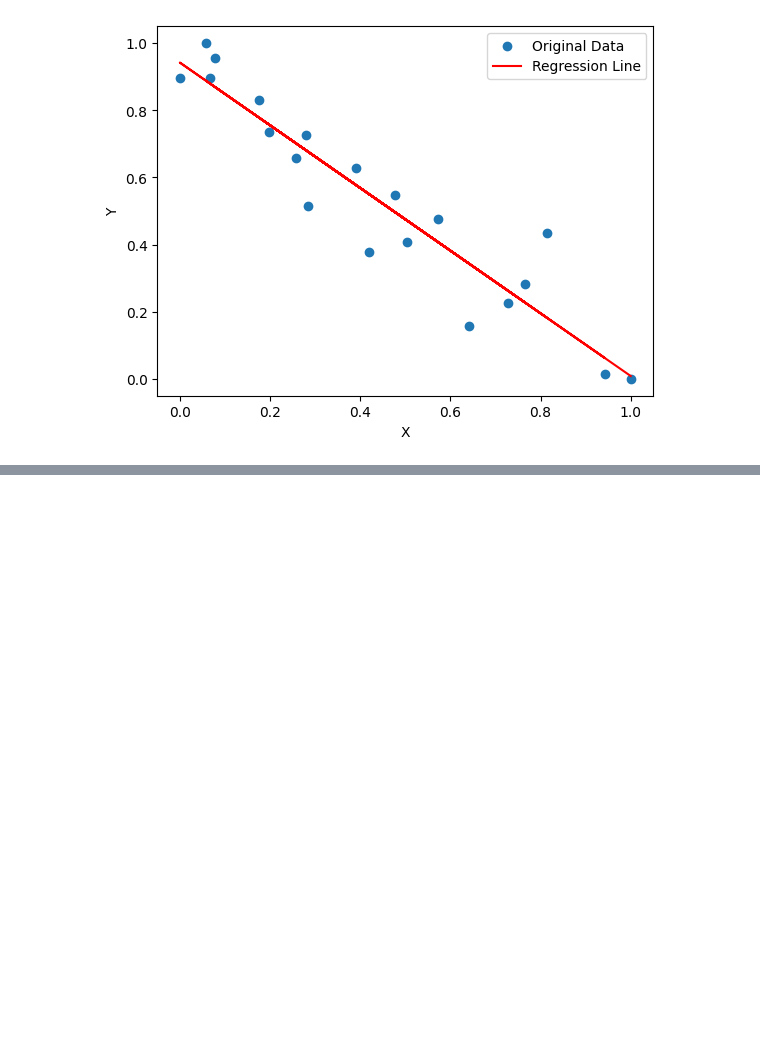
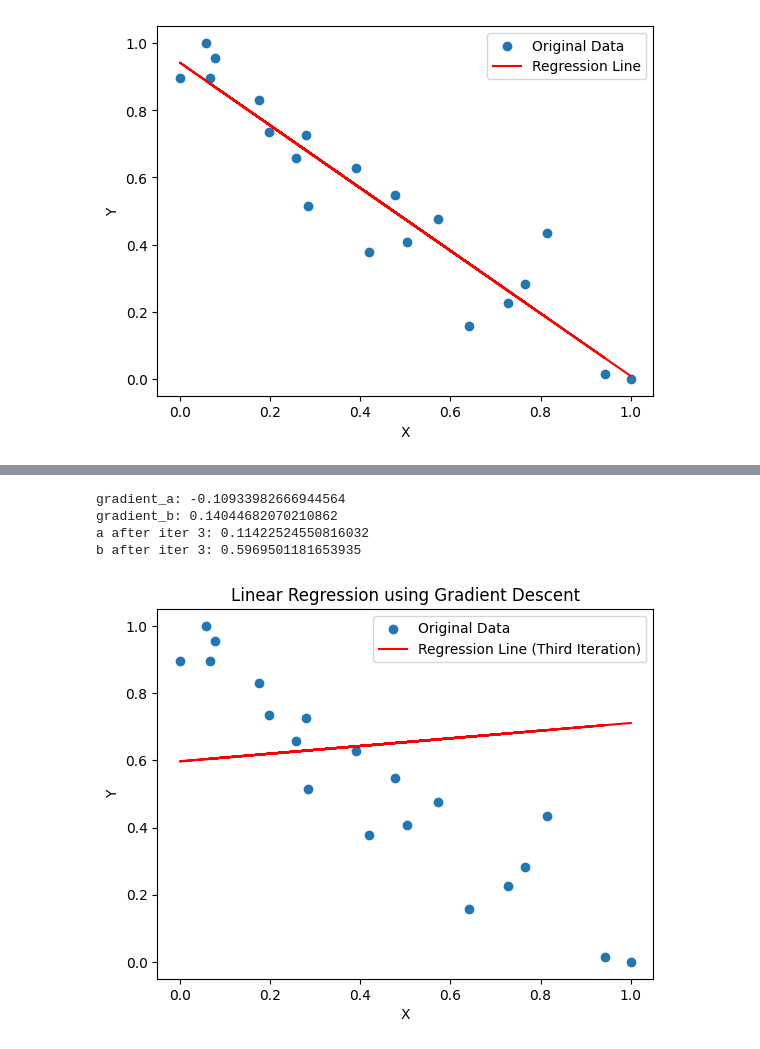
Before and after one commit to umutucak/introML, a Jupyter notebook: assignment1/task_A.ipynb, the cells around one changed output, grey strips where cells are left out. Cells and saved outputs as stored; diff of their text form; code cells hidden in the pictures; blank space fills up the shorter version.

```diff
--- a/assignment1/task_A.ipynb
+++ b/assignment1/task_A.ipynb
@@ -181,0 +196,29 @@ cost
+# %%
+# Step 7 Gradient Descent - third iteration
+
+y_prediction = a*df.X + b
+
+gradient_a = partial_derivative_a(df.Y, y_prediction)
+gradient_b = partial_derivative_b(np.array(df.Y), np.array(y_prediction), np.array(df.X))
+
+a -= L * gradient_a
+b -= L * gradient_b
+
+print("gradient_a:", gradient_a)
+print("gradient_b:", gradient_b)
+print("a after iter 3:", a)
+print("b after iter 3:", b)
+
+plt.scatter(df.X, df.Y, label='Original Data')
+plt.plot(df.X, a * df.X + b, color='red', label='Regression Line (Third Iteration)')
+plt.xlabel('X')
+plt.ylabel('Y')
+plt.legend()
+plt.title('Linear Regression using Gradient Descent')
+plt.show()
+# %% [output]
+gradient_a: -0.10933982666944564
+gradient_b: 0.14044682070210862
+a after iter 3: 0.11422524550816032
+b after iter 3: 0.5969501181653935
+[figure, added]
```
Also changed, not shown: parts of 7 cells of this notebook.
